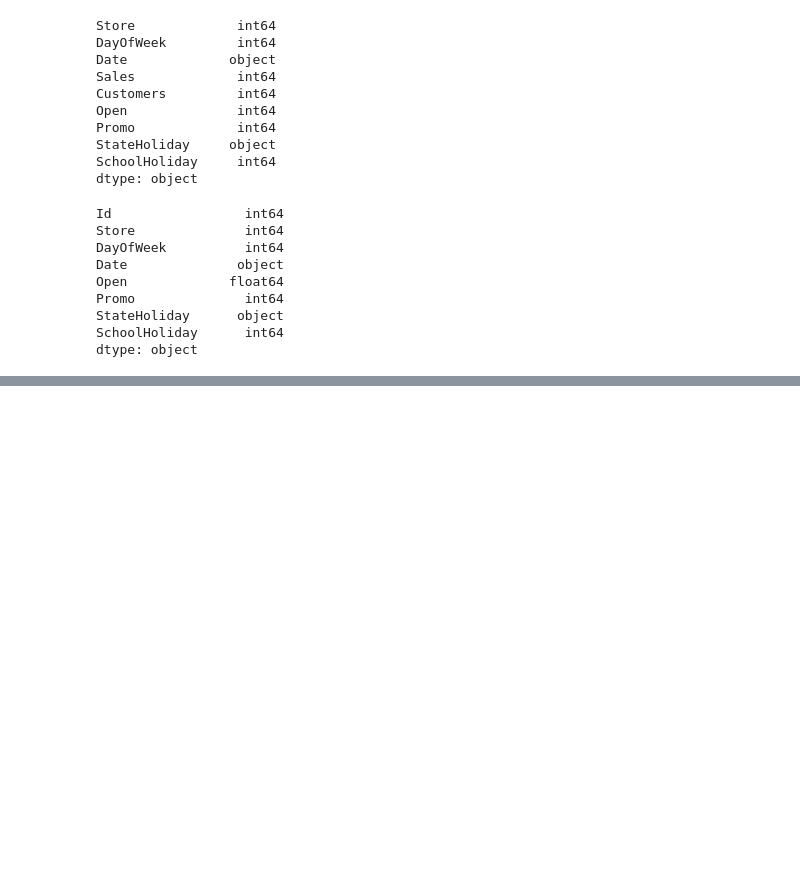
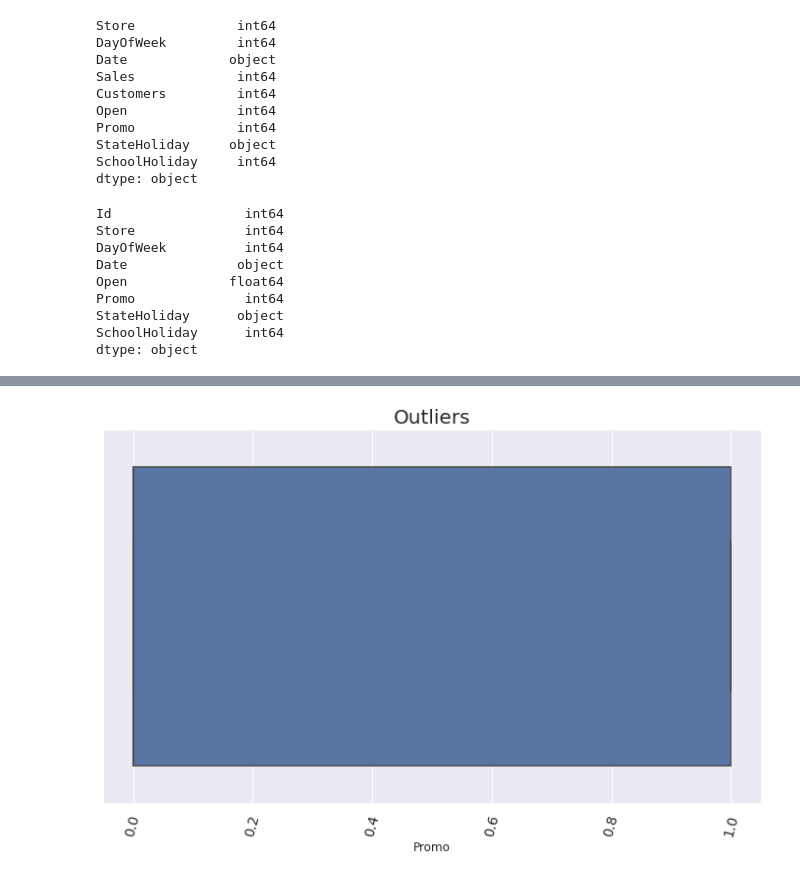
Before and after one commit to abel-blue/pharmaceutical-sales-prediction, a Jupyter notebook: notebooks/data_preProcessing.ipynb, the cells around one changed output, grey strips where cells are left out. Saved outputs shown, nothing was run; the diff lists cells and outputs as text; code cells hidden in the pictures; blank space fills up the shorter version.

```diff
--- a/notebooks/data_preProcessing.ipynb
+++ b/notebooks/data_preProcessing.ipynb
@@ -206,0 +291,4 @@ dtype: object
+# %%
+exploration.plot_box(test_data, 'Promo', 'Outliers')
+# %% [output]
+[figure, added]
```
Also changed, not shown: parts of 39 cells of this notebook.
